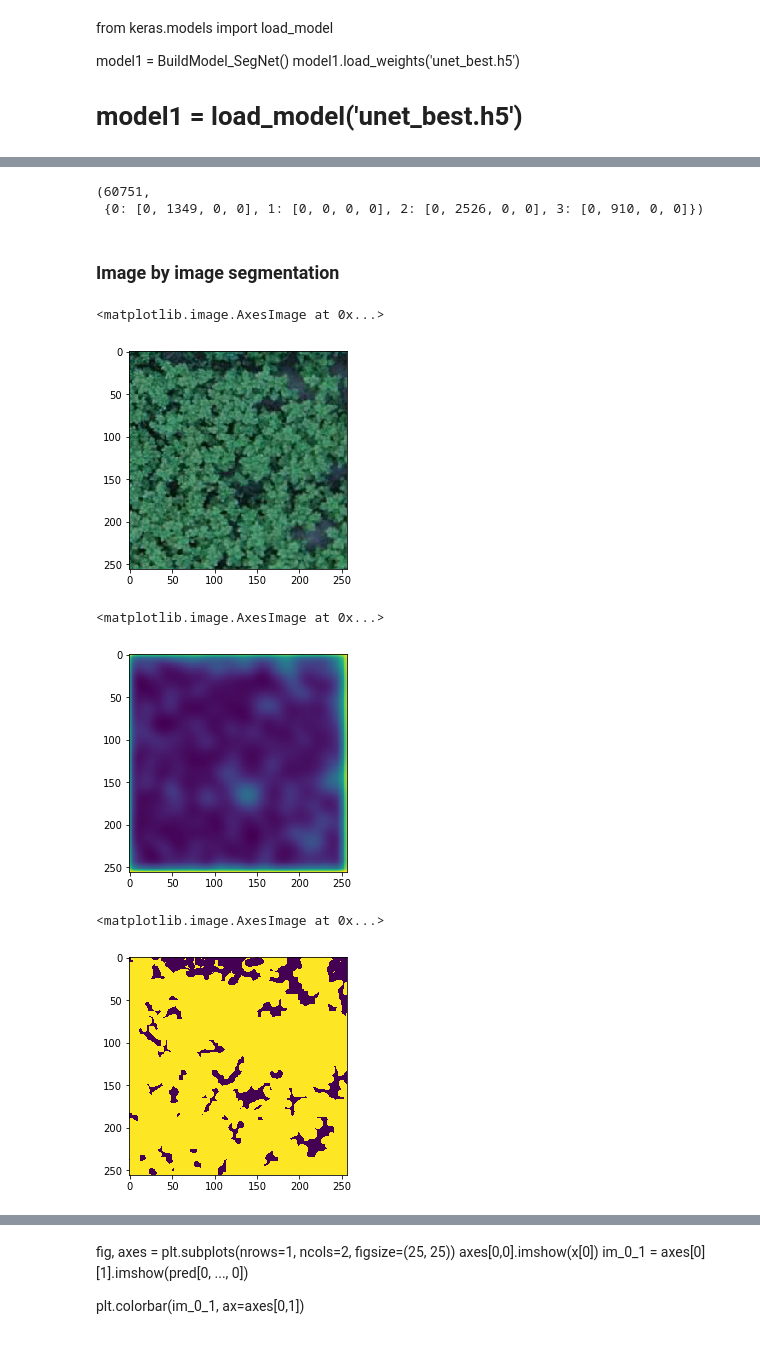
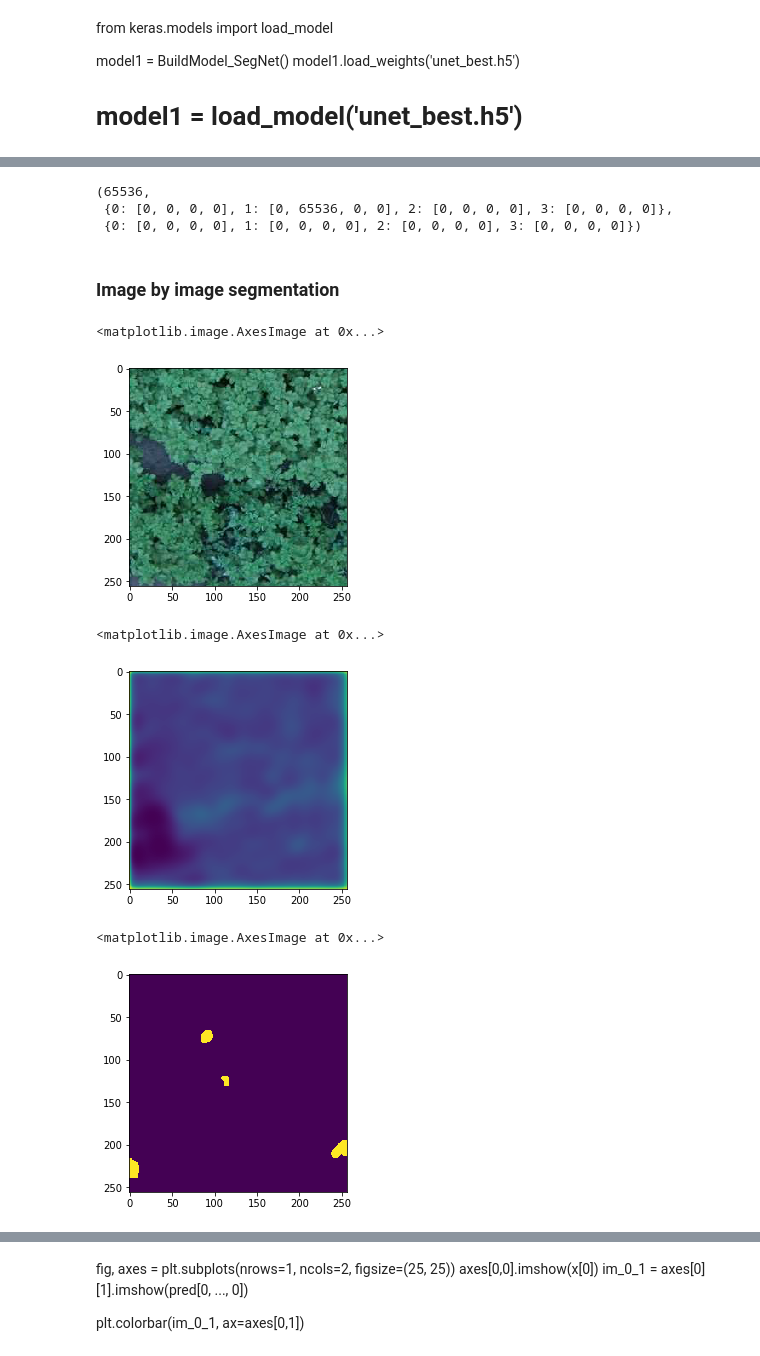
Before and after one commit to Ashgun/cv_fields_semantic-segmentation, a Jupyter notebook: train_unet.ipynb, the cells around one changed output, grey strips where cells are left out. Saved outputs shown, nothing was run; the diff lists cells and outputs as text; code cells hidden in the pictures.

Commit message:
Estimation of accuracy for validation set was improved

```diff
--- a/train_unet.ipynb
+++ b/train_unet.ipynb
@@ -348,26 +356,27 @@ ok_cnt, errors = CountErrors(y[sample_index], pred[sample_index])
 # %%
-ok_cnt,errors
+ok_cnt, valid, errors
 # %% [output]
-(60751,
- {0: [0, 1349, 0, 0], 1: [0, 0, 0, 0], 2: [0, 2526, 0, 0], 3: [0, 910, 0, 0]})
+(65536,
+ {0: [0, 0, 0, 0], 1: [0, 65536, 0, 0], 2: [0, 0, 0, 0], 3: [0, 0, 0, 0]},
+ {0: [0, 0, 0, 0], 1: [0, 0, 0, 0], 2: [0, 0, 0, 0], 3: [0, 0, 0, 0]})
 # %% [markdown]
 ### Image by image segmentation
 # %%
-img_name = '/home/valentin/cv_fields_semantic-segmentation/validation/sample_0.png'
-mask_name = '/home/valentin/cv_fields_semantic-segmentation/validation/sample_0_mask.png'
+img_name = './validation/sample_2.png'
+mask_name = './validation/sample_2_mask.png'
 x,y = prepare_image_and_mask_for_prediction(img_name, mask_name)
 # %%
 plt.imshow(x[0])
 # %% [output]
 <matplotlib.image.AxesImage at 0x...>
-[figure, old version]
+[figure, new version]
 # %%
-plt.imshow(pred[0, ..., 0])
+plt.imshow(pred[0, ..., 2])
 # %% [output]
 <matplotlib.image.AxesImage at 0x...>
-[figure, old version]
+[figure, new version]
 # %%
-plt.imshow(y[0, ..., 1])
+plt.imshow(y[0, ..., 2])
 # %% [output]
 <matplotlib.image.AxesImage at 0x...>
-[figure, old version]
+[figure, new version]
```
Also changed, not shown: parts of 9 cells of this notebook.
